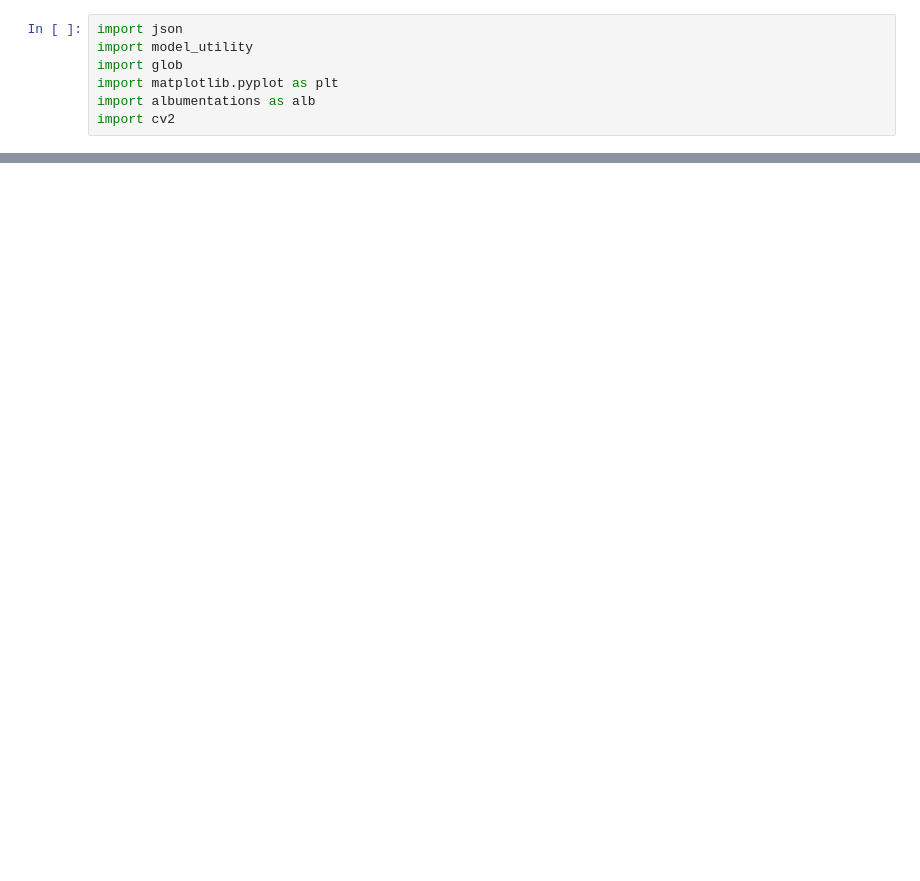
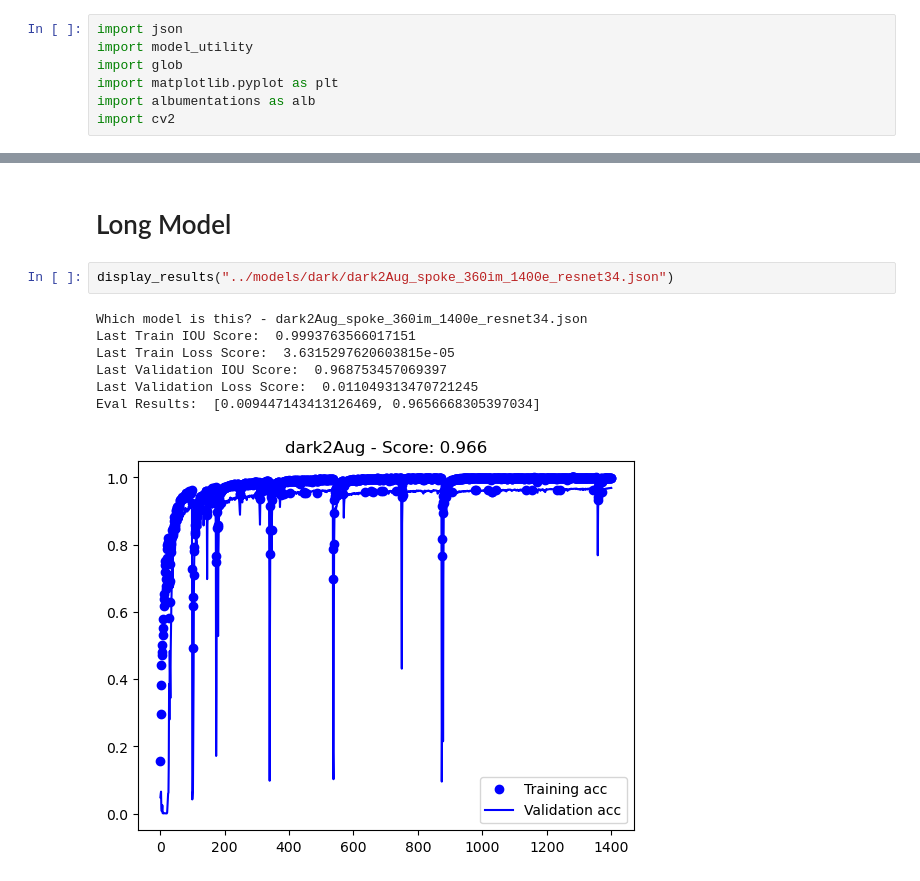
Before and after one commit to Yugadeep/Spokes_ML, a Jupyter notebook: jupyter_testing/augmentation_testing/model_panel.ipynb, the cells around one changed output, grey strips where cells are left out. Cells and saved outputs as stored; diff of their text form; blank space fills up the shorter version.

```diff
--- a/jupyter_testing/augmentation_testing/model_panel.ipynb
+++ b/jupyter_testing/augmentation_testing/model_panel.ipynb
@@ -40,0 +83,12 @@ Last Validation Loss Score:  0.008491097018122673
+# %% [markdown]
+# Long Model
+# %%
+display_results("../models/dark/dark2Aug_spoke_360im_1400e_resnet34.json")
+# %% [output]
+Which model is this? - dark2Aug_spoke_360im_1400e_resnet34.json
+Last Train IOU Score:  0.9993763566017151
+Last Train Loss Score:  3.6315297620603815e-05
+Last Validation IOU Score:  0.968753457069397
+Last Validation Loss Score:  0.011049313470721245
+Eval Results:  [0.009447143413126469, 0.9656668305397034]
+[figure, added]
```
Also changed, not shown: parts of 6 cells of this notebook, 3 other files.
